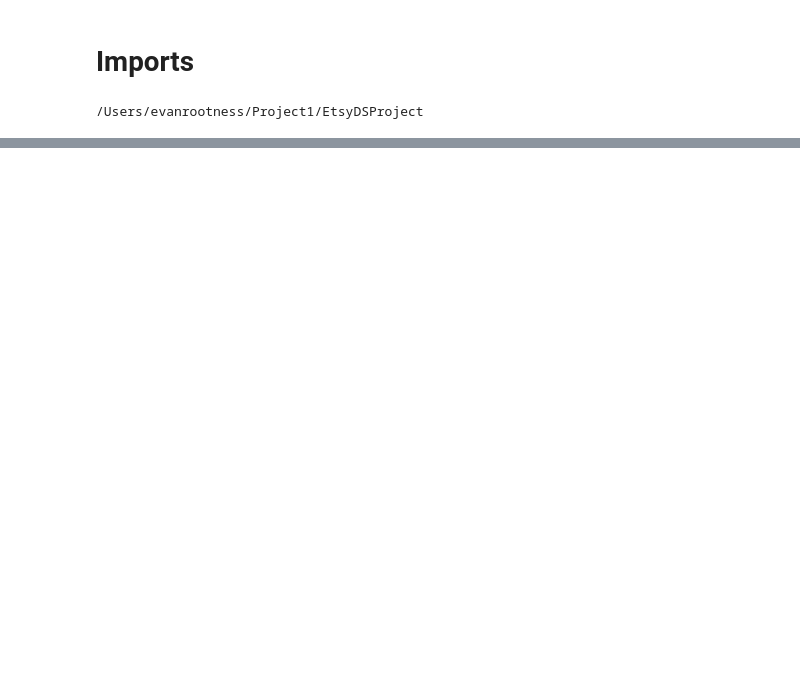
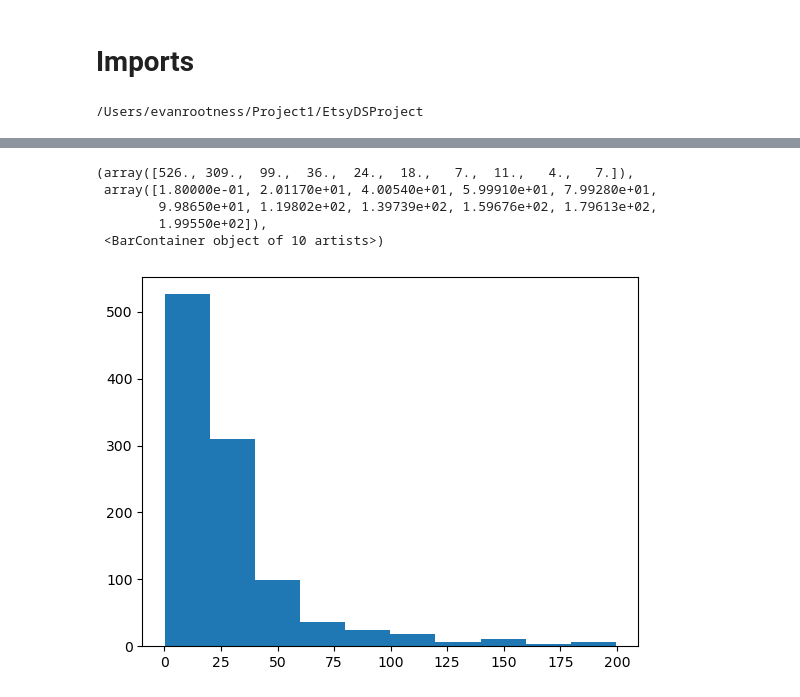
Before and after one commit to evanrootness/EtsyDSProject, a Jupyter notebook: notebooks_exploration/exploration_1.ipynb, the cells around one changed output, grey strips where cells are left out. Cells and saved outputs as stored; diff of their text form; code cells hidden in the pictures; blank space fills up the shorter version.

```diff
--- a/notebooks_exploration/exploration_1.ipynb
+++ b/notebooks_exploration/exploration_1.ipynb
@@ -157,0 +157,12 @@ plt.xlim(0, 5000)
+# %%
+data_cheap = data.where(data['price'] < 200).dropna()
+data_expensive = data.where(data['price'] > 200).dropna()
+# %%
+plt.hist(data_cheap['price'])
+# %% [output]
+(array([526., 309.,  99.,  36.,  24.,  18.,   7.,  11.,   4.,   7.]),
+ array([1.80000e-01, 2.01170e+01, 4.00540e+01, 5.99910e+01, 7.99280e+01,
+        9.98650e+01, 1.19802e+02, 1.39739e+02, 1.59676e+02, 1.79613e+02,
+        1.99550e+02]),
+ <BarContainer object of 10 artists>)
+[figure, added]
```
Also changed, not shown: parts of 34 cells of this notebook, 2 other files.
